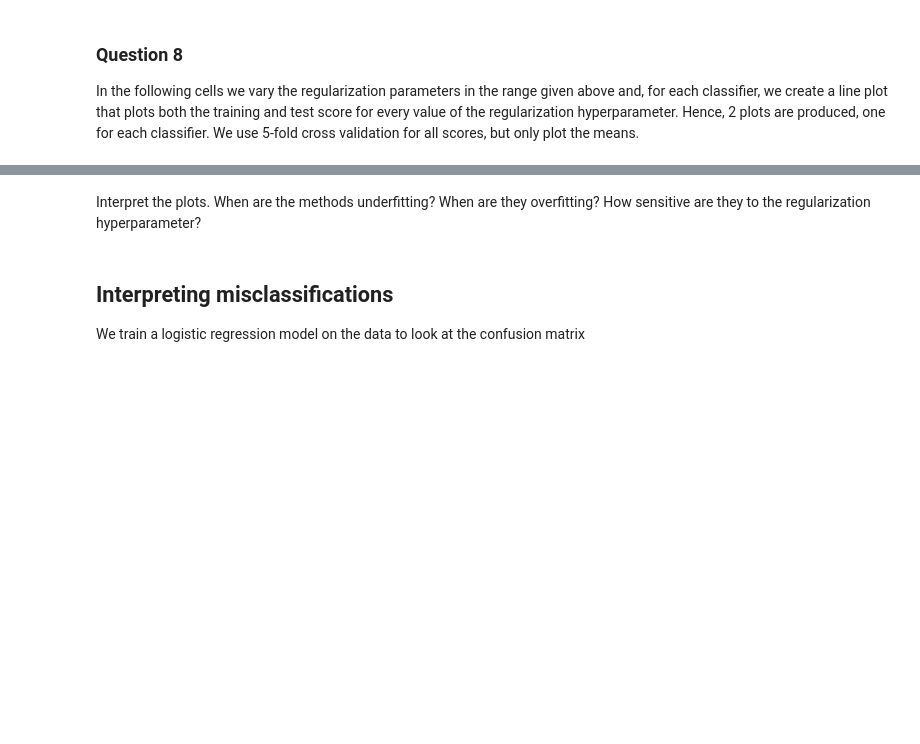
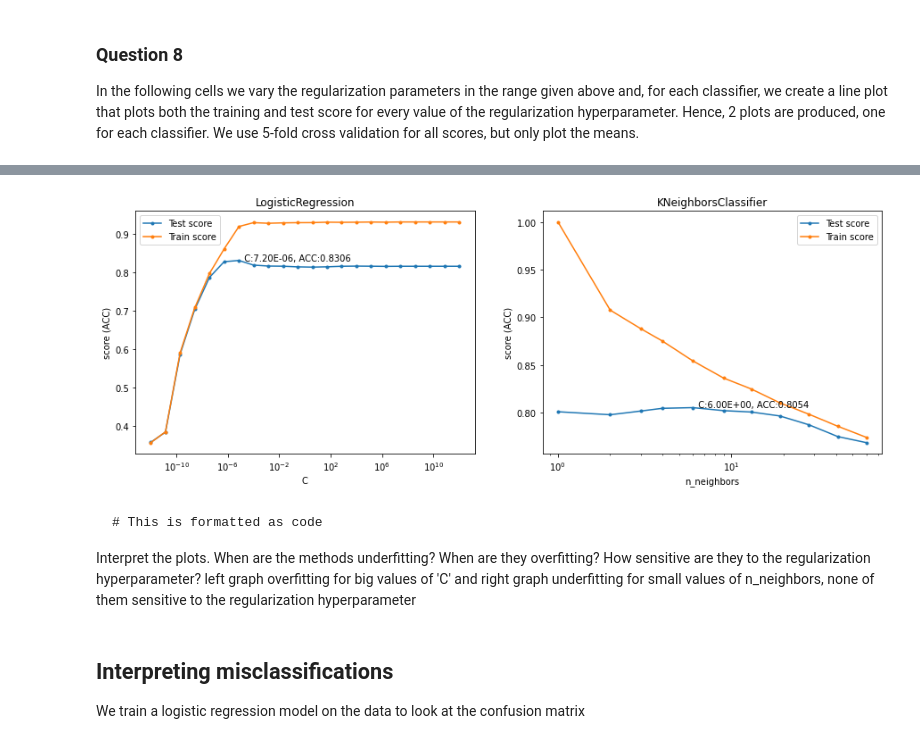
Before and after one commit to tarksalah1/Machine-Learning-Assignments, a Jupyter notebook: A2_Regression.ipynb, the cells around one changed output, grey strips where cells are left out. Saved outputs shown, nothing was run; the diff lists cells and outputs as text; code cells hidden in the pictures; blank space fills up the shorter version.

````diff
--- a/A2_Regression.ipynb
+++ b/A2_Regression.ipynb
@@ -228,10 +397,19 @@ def plot_tuning(grid_search, param_name, ax):
     ax.text(bp,bs,"  C:{:.2E}, ACC:{:.4f}".format(bp,bs))
 # %%
 fig, axes = plt.subplots(nrows=1, ncols=2, figsize=(15,5))
-for grid_search, param, ax in zip(grid_searches,['Alpha','n_neighbors'],axes):
+for grid_search, param, ax in zip(grid_searches,['C','n_neighbors'],axes):
     plot_tuning(grid_search, param, ax)
+# %% [output]
+[figure, added]
 # %% [markdown]
+
+
+```
+# This is formatted as code
+```
+
 Interpret the plots. When are the methods underfitting? When are they overfitting? How sensitive are they to the regularization hyperparameter?
+left graph overfitting for big values of 'C' and right graph underfitting for small values of n_neighbors, none of them sensitive to the regularization hyperparameter
 # %% [markdown]
 ## Interpreting misclassifications
 We train a logistic regression model on the data to look at the confusion matrix
````
Also changed, not shown: parts of 25 cells of this notebook.
